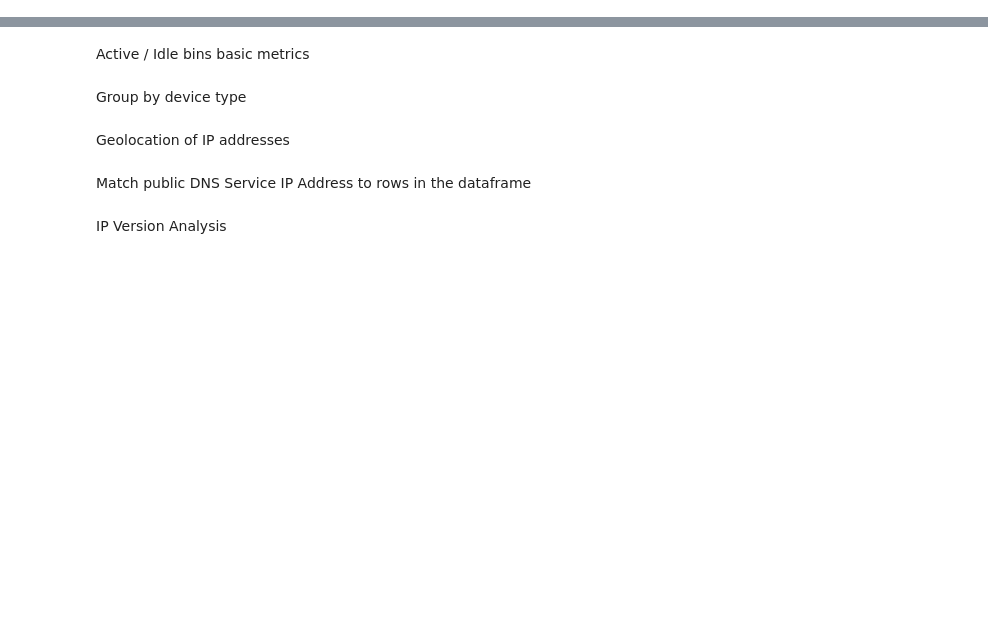
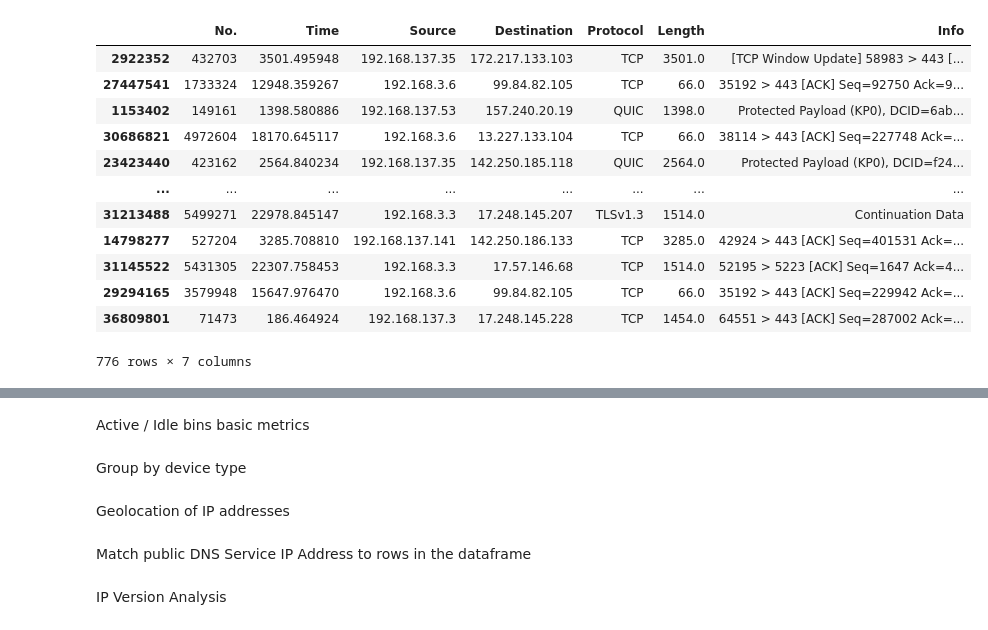
Before and after one commit to HanyaElhashemy/connection-traffic-analysis, a Jupyter notebook: connection_traffic_analysis.ipynb, the cells around one changed output, grey strips where cells are left out. Saved outputs shown, nothing was run; the diff lists cells and outputs as text; code cells hidden in the pictures; blank space fills up the shorter version.

```diff
--- a/connection_traffic_analysis.ipynb
+++ b/connection_traffic_analysis.ipynb
@@ -28,32 +43,44 @@ fig.show()
 bins = []
 
 # Number of seconds per bin (15 min)
-bin_size = 54000
+bin_size = 900
 
 # Filtered data frame for Time column
-df_no_time = df[['Time']]
+df_no_time = df[['No.', 'Time']]
+start_time = df_no_time['Time'].iloc[0]
+seconds_left = bin_size
 
-start_time = df_no_time['Time'].iloc[0]
-prev_time = start_time
-end_of_bin = start_time + bin_size
+prev_no = 0
 bins.append(0)
 current_bin = 0
 
-for time in df_no_time['Time'].values:
-    if prev_time < time < end_of_bin or time == start_time:
-        bins[current_bin] += 1
+for index, row in df.iterrows():
+    no = row['No.']
+    time = row['Time']
+
+    if not isinstance(no, int):
+        continue
+
+    if seconds_left > 0:
+        if no == prev_no + 1:
+            seconds_elapsed = time - start_time
+            seconds_left = bin_size - seconds_elapsed
+        else:
+            start_time = time
     else:
-        bins.append(1)
+        bins.append(0)
         current_bin += 1
 
         start_time = time
-        end_of_bin = start_time + bin_size
+        seconds_left = 900
 
-    prev_time = time
+    bins[current_bin] += 1
+    prev_no = no
 
-fig = px.bar(bins, width=800, height=400,
-             title="Number of packets per bin",
-             labels=dict(index="Bins", y="Number of Packets"))
+fig = px.bar(y=bins,
+             title="RasPI 1",
+             labels=dict(index="Bins", value="Number of Packets"))
+fig.update_layout(showlegend = False)
 fig.show()
 # %%
 # Portion of encrypted traffic
@@ -93,8 +120,22 @@ m = df_filtered.apply(filter_fn, axis=1)
 private_request_df = df_filtered[m]
 public_request_df = df_filtered[~m]
 # %%
-test = public_request_df.tail(100)
+test = public_request_df.sample(frac=0.00005)
 display(test)
+# %% [output]
+|  | No. | Time | Source | Destination | Protocol | Length | Info |
+| 2922352 | 432703 | 3501.495948 | 192.168.137.35 | 172.217.133.103 | TCP | 3501.0 | [TCP Window Update] 58983 > 443 [... |
+| 27447541 | 1733324 | 12948.359267 | 192.168.3.6 | 99.84.82.105 | TCP | 66.0 | 35192 > 443 [ACK] Seq=92750 Ack=9... |
+| 1153402 | 149161 | 1398.580886 | 192.168.137.53 | 157.240.20.19 | QUIC | 1398.0 | Protected Payload (KP0), DCID=6ab... |
+| 30686821 | 4972604 | 18170.645117 | 192.168.3.6 | 13.227.133.104 | TCP | 66.0 | 38114 > 443 [ACK] Seq=227748 Ack=... |
+| 23423440 | 423162 | 2564.840234 | 192.168.137.35 | 142.250.185.118 | QUIC | 2564.0 | Protected Payload (KP0), DCID=f24... |
+| ... | ... | ... | ... | ... | ... | ... | ... |
+| 31213488 | 5499271 | 22978.845147 | 192.168.3.3 | 17.248.145.207 | TLSv1.3 | 1514.0 | Continuation Data |
+| 14798277 | 527204 | 3285.708810 | 192.168.137.141 | 142.250.186.133 | TCP | 3285.0 | 42924 > 443 [ACK] Seq=401531 Ack=... |
+| 31145522 | 5431305 | 22307.758453 | 192.168.3.3 | 17.57.146.68 | TCP | 1514.0 | 52195 > 5223 [ACK] Seq=1647 Ack=4... |
+| 29294165 | 3579948 | 15647.976470 | 192.168.3.6 | 99.84.82.105 | TCP | 66.0 | 35192 > 443 [ACK] Seq=229942 Ack=... |
+| 36809801 | 71473 | 186.464924 | 192.168.137.3 | 17.248.145.228 | TCP | 1454.0 | 64551 > 443 [ACK] Seq=287002 Ack=... |
+776 rows × 7 columns
 # %%
 import ipaddress
 from urllib.request import urlopen
```
Also changed, not shown: parts of 12 cells of this notebook.
